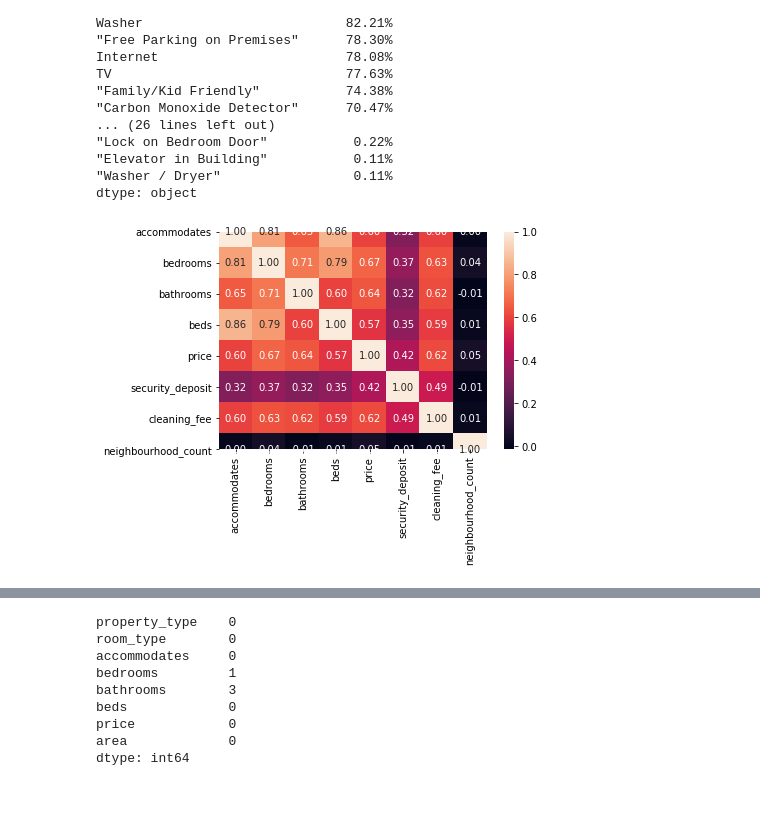
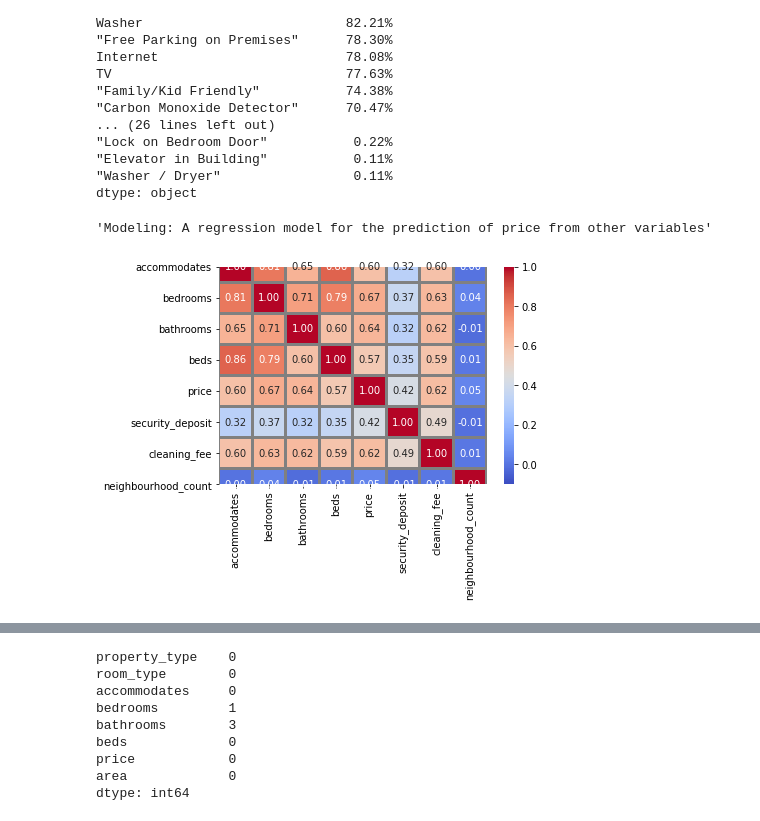
Before and after one commit to smamane/airbnb-seattle, a Jupyter notebook: seattle_project.ipynb, the cells around one changed output, grey strips where cells are left out. Drawn from its saved outputs; the diff is of its cells as text; code cells hidden in the pictures.

Commit message:
Reorganize notebook to make CRISP phases explicit
The different phases of the process are added
Some plots color has also been changed

```diff
--- a/seattle_project.ipynb
+++ b/seattle_project.ipynb
@@ -285,5 +371,9 @@ TV                              77.63%
 "Elevator in Building"           0.11%
 "Washer / Dryer"                 0.11%
 dtype: object
+# %%
+"""Modeling: A regression model for the prediction of price from other variables"""
+# %% [output]
+'Modeling: A regression model for the prediction of price from other variables'
 # %%
 #The neighbourhood variable with too many levels (17) will generate too many dummy variables
@@ -291,6 +381,6 @@ dtype: object
 df['neighbourhood_count']=df.neighbourhood_group_cleansed.value_counts()[df.neighbourhood_group_cleansed].reset_index(drop=True)
 # %%
 #Correlation matrix of the quantitative variables
-sns.heatmap(df[entire_houses].corr(), annot=True,fmt='.2f');
+sns.heatmap(df[entire_houses].corr(), annot=True,fmt='.2f',vmin=-0.1, vmax=1,  cmap='coolwarm',linewidths=2,linecolor="gray");
 # %% [output]
-[figure, old version]
+[figure, new version]
```
Also changed, not shown: parts of 35 cells of this notebook.
